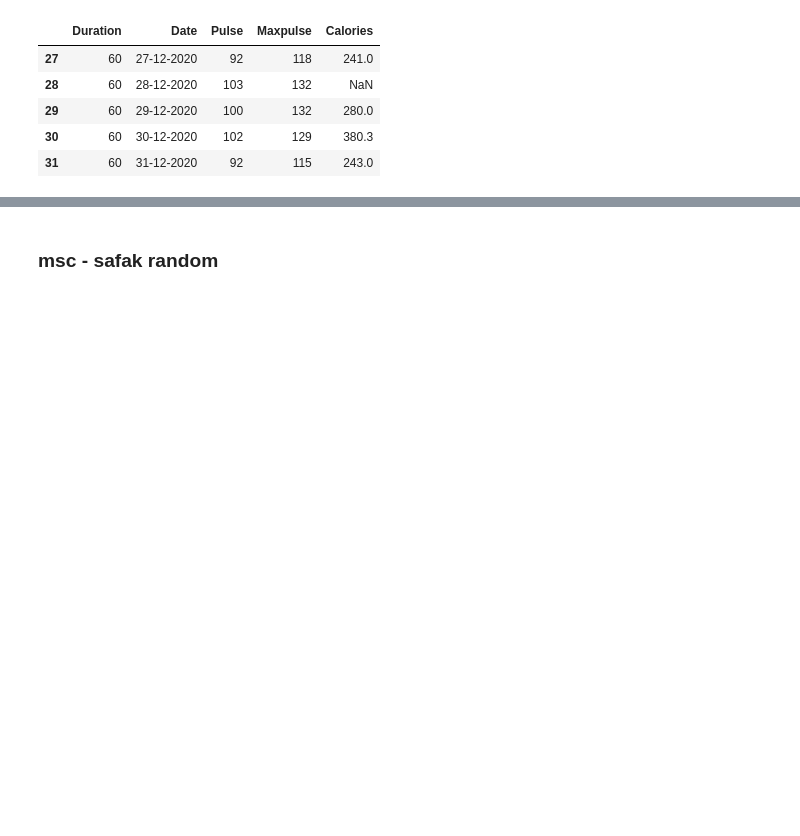
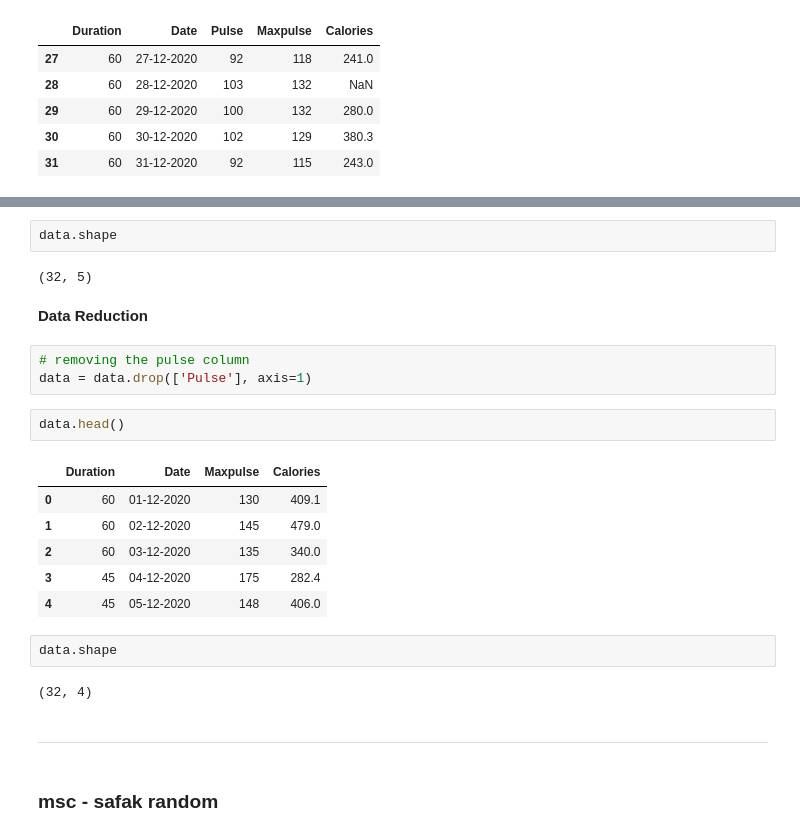
Before and after one commit to safakan/CCTB_repo_safak_atakan_celik, a Jupyter notebook: DEA113/EDA.ipynb, the cells around one changed output, grey strips where cells are left out. Saved outputs shown, nothing was run; the diff lists cells and outputs as text; blank space fills up the shorter version.

```diff
--- a/DEA113/EDA.ipynb
+++ b/DEA113/EDA.ipynb
@@ -25,3 +83,27 @@ data.tail()
+# %%
+data.shape
+# %% [output]
+(32, 5)
+# %% [markdown]
+**Data Reduction**
+# %%
+# removing the pulse column
+data = data.drop(['Pulse'], axis=1)
+# %%
+data.head()
+# %% [output]
+|  | Duration | Date | Maxpulse | Calories |
+| 0 | 60 | 01-12-2020 | 130 | 409.1 |
+| 1 | 60 | 02-12-2020 | 145 | 479.0 |
+| 2 | 60 | 03-12-2020 | 135 | 340.0 |
+| 3 | 45 | 04-12-2020 | 175 | 282.4 |
+| 4 | 45 | 05-12-2020 | 148 | 406.0 |
+# %%
+data.shape
+# %% [output]
+(32, 4)
+# %% [markdown]
+--------------------------
 # %% [markdown]
 ### msc - safak random
 # %%
```
Also changed, not shown: parts of 7 cells of this notebook.
